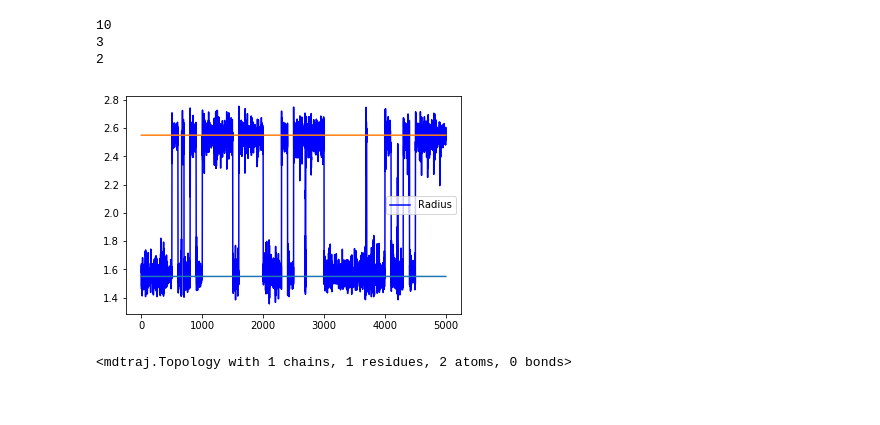
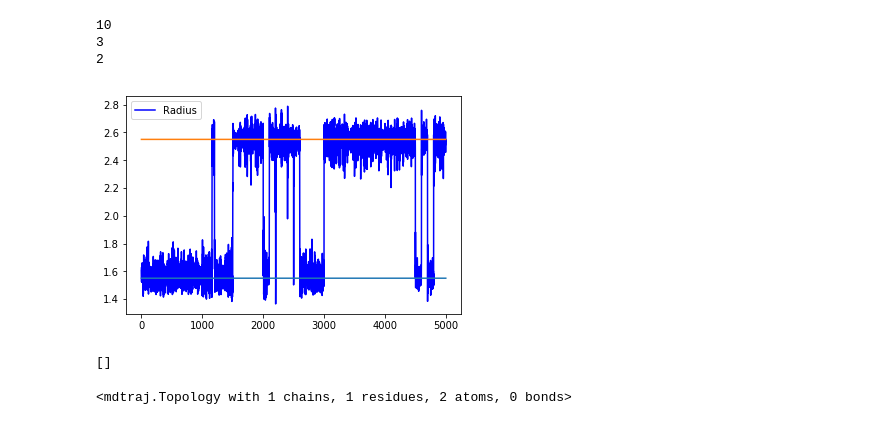
Before and after one commit to ZofiaTr/DFM, a Jupyter notebook: interactivePython/post_proc_dimer_frontierPointsEvolution.ipynb, the cells around one changed output. Drawn from its saved outputs; the diff is of its cells as text; code cells hidden in the pictures.

```diff
--- a/interactivePython/post_proc_dimer_frontierPointsEvolution.ipynb
+++ b/interactivePython/post_proc_dimer_frontierPointsEvolution.ipynb
@@ -136,8 +136,8 @@ def loadData(fileName):
 
     return X, traj
 # %%
-nameData = '/Users/zofia/github/DFM/Data/frontier_points_change_temperature/Traj/'
-#nameData = '/Users/zofia/github/DFM/Data/frontier_points/Traj/'
+#nameData = '/Users/zofia/github/DFM/Data/frontier_points_change_temperature/Traj/'
+nameData = '/Users/zofia/github/DFM/Data/frontier_points/Traj/'
 #nameData = '/Users/zofia/github/DFM/Data/Std/Traj/'
 
 X_FT, traj_FT = loadData(nameData)
@@ -172,34 +172,38 @@ def radius1point(X):
 
     return np.linalg.norm(X[0,:]-X[1,:], 2)
 
 
 r=radius(X_FT)
 
 
 # plt.plot(range(len(radius(X_STD))), radius(X_STD),'r')
 
 # plt.plot(range(len(r)), np.ones(len(r))*min1)
 # plt.plot(range(len(r)), np.ones(len(r))*min2)
 # plt.legend(['STD'])
 
 
 # plt.show()
 
 # plt.plot(range(len(radius(X_F))), radius(X_F), 'g')
 # plt.plot(range(len(r)), np.ones(len(r))*min1)
 # plt.plot(range(len(r)), np.ones(len(r))*min2)
 # plt.legend(['F'])
 # plt.show()
 plt.plot(range(len(radius(X_FT))), radius(X_FT), 'b')
 
 plt.plot(range(len(r)), np.ones(len(r))*min1)
 plt.plot(range(len(r)), np.ones(len(r))*min2)
 plt.legend(['Radius'])
 
 
 plt.show()
+
+tmp=np.zeros(4)
+print(tmp[0:0])
 # %% [output]
-[figure, old version]
+[figure, new version]
+[]
 # %%
 #---------- VISUALISATION OF THE MOLECULE
 #align according to first frame
```
Also changed, not shown: parts of 1 cell of this notebook, 32 other files.
